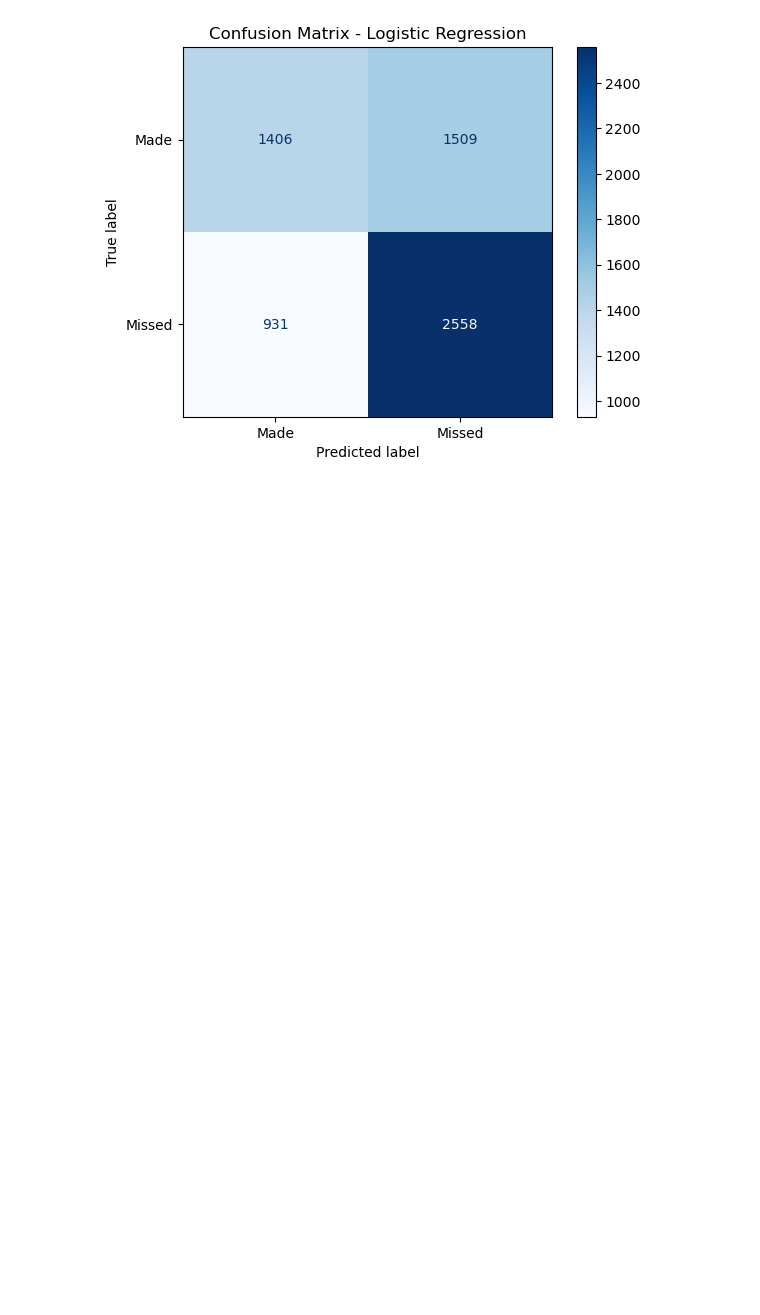
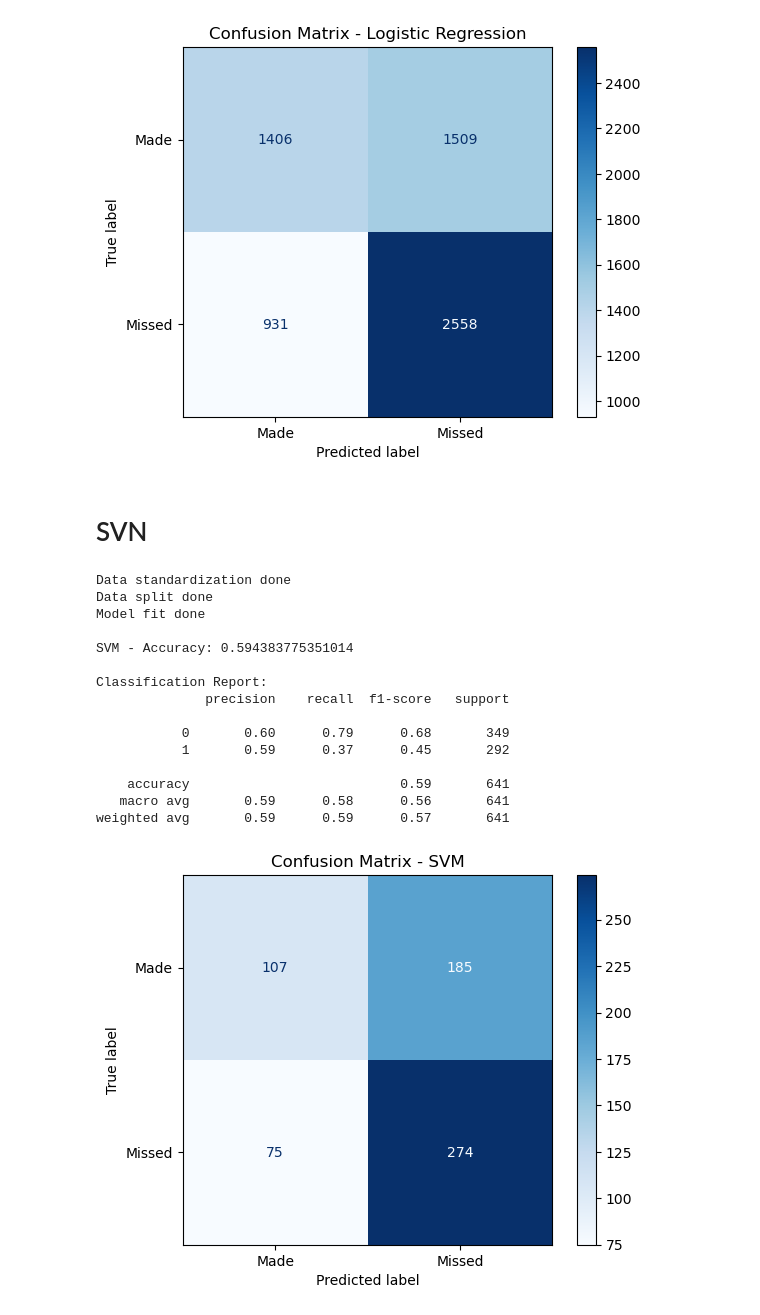
Before and after one commit to markojerkic/uzop-lab3, a Jupyter notebook: clanak.ipynb, the cells around one changed output. Saved outputs shown, nothing was run; the diff lists cells and outputs as text; code cells hidden in the pictures; blank space fills up the shorter version.

```diff
--- a/clanak.ipynb
+++ b/clanak.ipynb
@@ -65,3 +68,59 @@ Classification Report:
    macro avg       0.62      0.61      0.61      6404
 weighted avg       0.62      0.62      0.61      6404
 [figure]
+# %% [markdown]
+# SVN
+# %%
+encoder = LabelEncoder()
+df = df.sample(frac=.1, random_state=42)
+df['CLOSEST_DEFENDER_ENCODED'] = encoder.fit_transform(df['CLOSEST_DEFENDER'])
+
+features = [
+    'SHOT_DIST', 'CLOSE_DEF_DIST', 'SHOT_CLOCK', 'TOUCH_TIME', 'DRIBBLES', 'PTS_TYPE',
+    'FINAL_MARGIN', 'SHOT_NUMBER', 'GAME_CLOCK', 'PERIOD', 'LOCATION_NUM', 'W_NUM'
+]
+X = df[features]
+y = df['SHOT_RESULT'].map({'made': 1, 'missed': 0})
+
+scaler = StandardScaler()
+X_scaled = scaler.fit_transform(X)
+
+print("Data standardization done")
+
+X_train, X_test, y_train, y_test = train_test_split(X_scaled, y, test_size=0.05, random_state=42)
+print("Data split done")
+
+# SVM model
+svm_model = SVC(kernel='rbf', C=1.0, gamma='scale')
+svm_model.fit(X_train, y_train)
+print("Model fit done")
+
+y_pred = svm_model.predict(X_test)
+
+print("\nSVM - Accuracy:", accuracy_score(y_test, y_pred))
+
+print("\nClassification Report:")
+print(classification_report(y_test, y_pred))
+
+cm = confusion_matrix(y_test, y_pred, labels=[1, 0])
+disp = ConfusionMatrixDisplay(confusion_matrix=cm, display_labels=["Made", "Missed"])
+disp.plot(cmap="Blues")
+plt.title("Confusion Matrix - SVM")
+plt.show()
+# %% [output]
+Data standardization done
+Data split done
+Model fit done
+
+SVM - Accuracy: 0.594383775351014
+
+Classification Report:
+              precision    recall  f1-score   support
+
+           0       0.60      0.79      0.68       349
+           1       0.59      0.37      0.45       292
+
+    accuracy                           0.59       641
+   macro avg       0.59      0.58      0.56       641
+weighted avg       0.59      0.59      0.57       641
+[figure, added]
```
Also changed, not shown: parts of 7 cells of this notebook, 1 other file.
